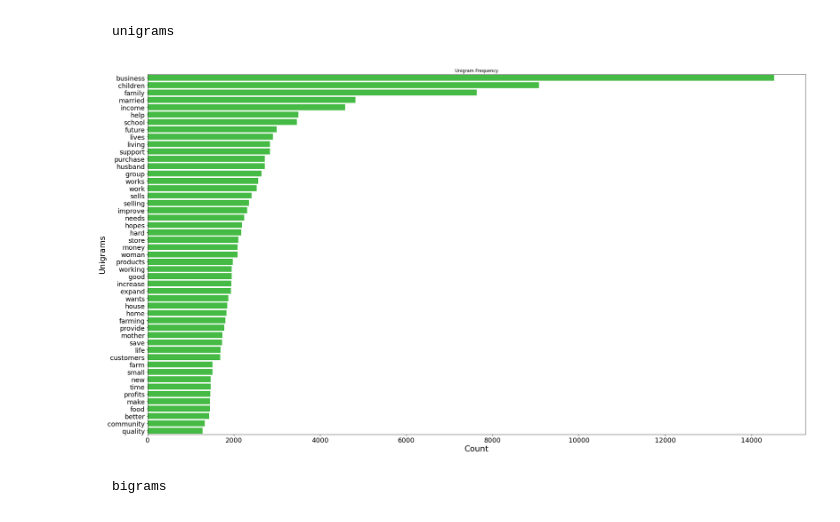
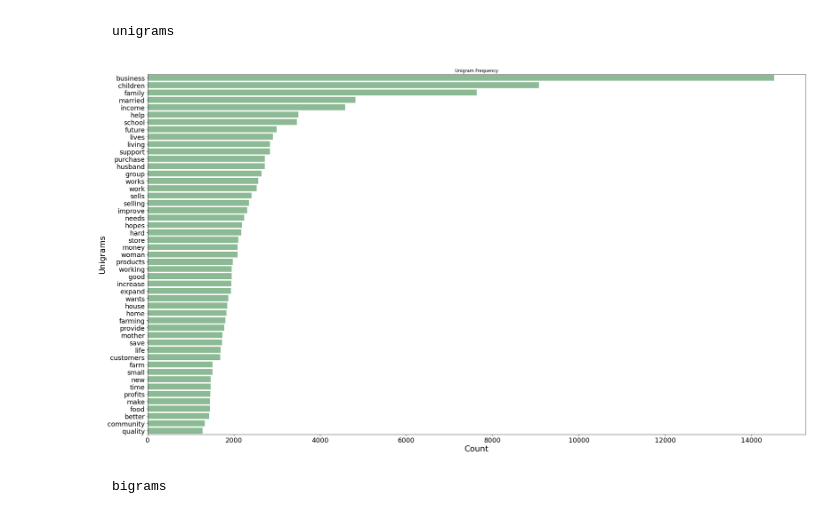
Before and after one commit to mludwig137/gini-microloan-recommender-system, a Jupyter notebook: code/02_Preprocessing.ipynb, the cells around one changed output. Drawn from its saved outputs; the diff is of its cells as text; code cells hidden in the pictures.

```diff
--- a/code/02_Preprocessing.ipynb
+++ b/code/02_Preprocessing.ipynb
@@ -118,15 +118,16 @@ df_cnt_uni = pd.read_csv("../data/transformed/description_unigrams.csv", names=[
 # %%
 plt.figure(figsize=(32,18))
 
-sns.barplot(data = df_cnt_uni[0:50], x = "count", y = "unigram", orient = "h", color="limegreen")
+sns.barplot(data = df_cnt_uni[0:50], x = "count", y = "unigram", orient = "h", color="#84c28f")
 
 plt.title("Unigram Frequency")
 plt.yticks(fontsize=18)
 plt.xticks(fontsize=18)
 plt.ylabel("Unigrams", fontsize=22)
-plt.xlabel("Count", fontsize=22);
+plt.xlabel("Count", fontsize=22)
+plt.savefig("../images/unigrams_plot", transparent=True);
 # %% [output]
-[figure, old version]
+[figure, new version]
 # %% [markdown]
     bigrams
 # %%
```
Also changed, not shown: parts of 6 cells of this notebook, 3 other files.
